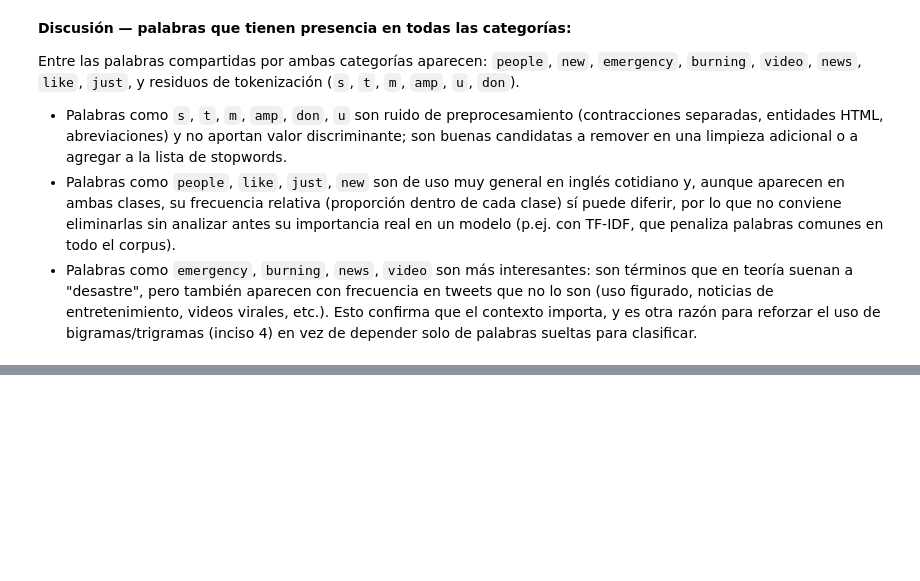
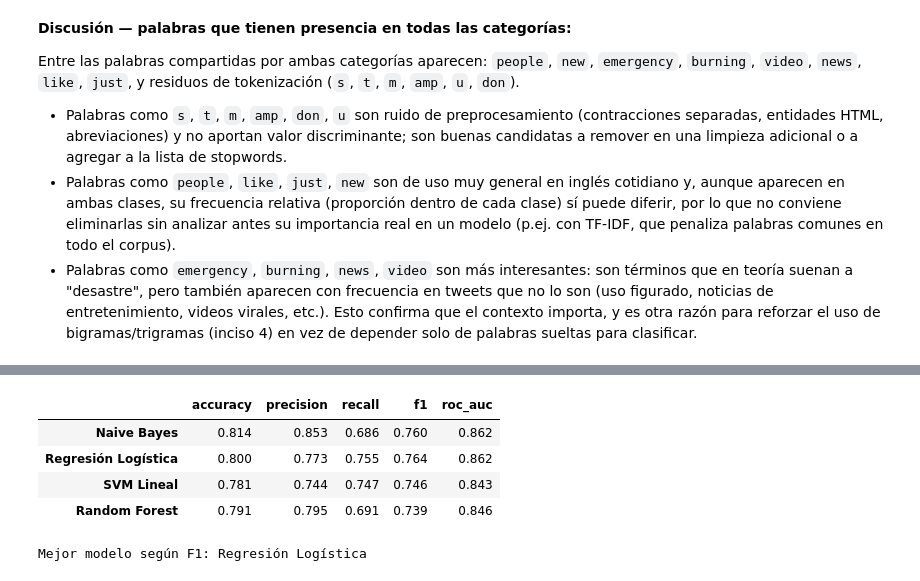
Before and after one commit to Ikeel04/Labs-DS, a Jupyter notebook: Lab5/Laboratorio5.ipynb, the cells around one changed output, grey strips where cells are left out. Cells and saved outputs as stored; diff of their text form; code cells hidden in the pictures; blank space fills up the shorter version.

```diff
--- a/Lab5/Laboratorio5.ipynb
+++ b/Lab5/Laboratorio5.ipynb
@@ -232,0 +340,17 @@ Entre las palabras compartidas por ambas categorías aparecen: `people`, `new`,
+# %%
+tabla_modelos = pd.DataFrame({
+    nombre: {k: v for k, v in m.items() if k != "cm"}
+    for nombre, m in resultados.items()
+}).T
+display(tabla_modelos.round(3))
+
+mejor_modelo_nombre = tabla_modelos["f1"].idxmax()
+mejor_modelo = modelos[mejor_modelo_nombre]
+print("Mejor modelo según F1:", mejor_modelo_nombre)
+# %% [output]
+|  | accuracy | precision | recall | f1 | roc_auc |
+| Naive Bayes | 0.814 | 0.853 | 0.686 | 0.760 | 0.862 |
+| Regresión Logística | 0.800 | 0.773 | 0.755 | 0.764 | 0.862 |
+| SVM Lineal | 0.781 | 0.744 | 0.747 | 0.746 | 0.843 |
+| Random Forest | 0.791 | 0.795 | 0.691 | 0.739 | 0.846 |
+Mejor modelo según F1: Regresión Logística
```
Also changed, not shown: parts of 10 cells of this notebook.
